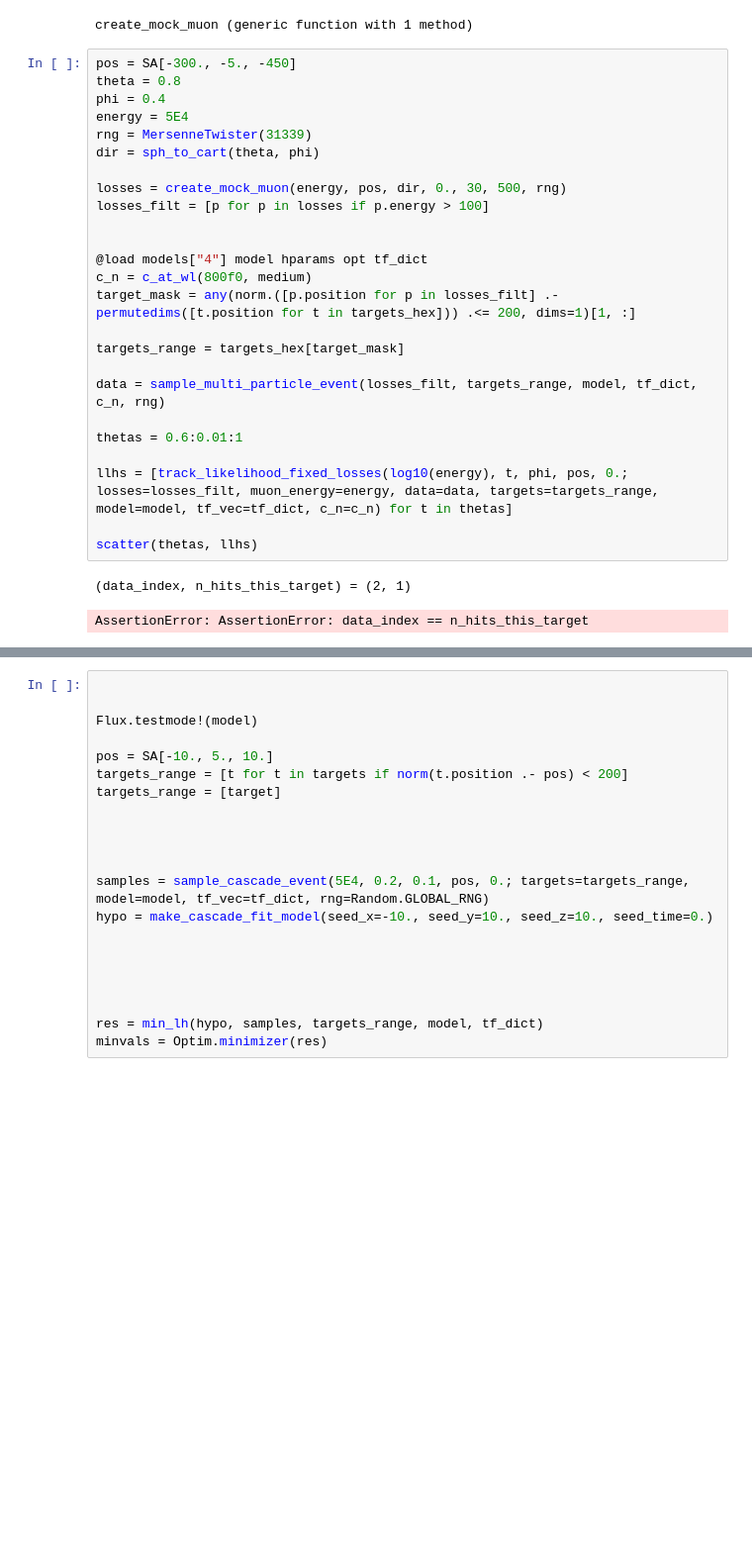
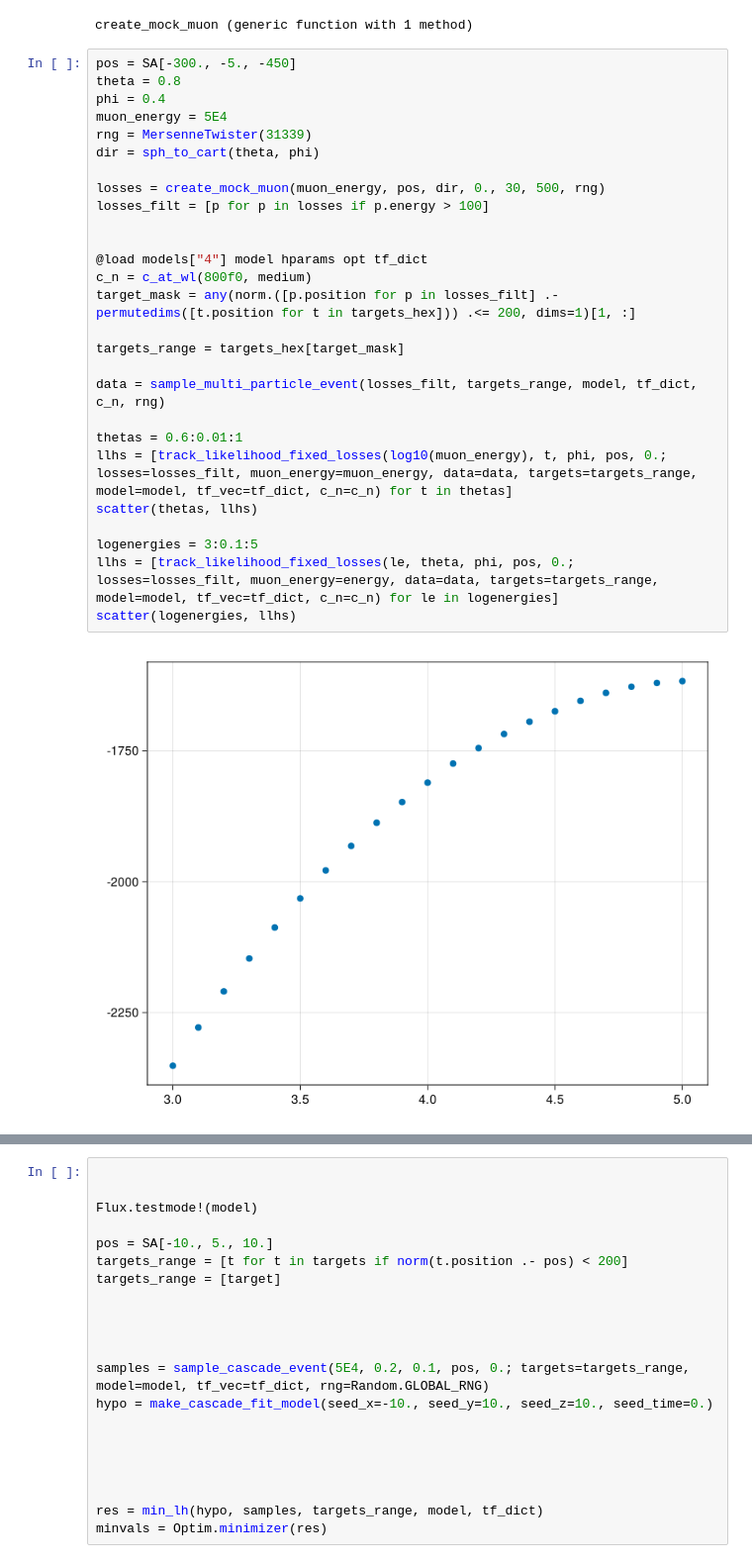
Before and after one commit to PLEnuM-group/NeutrinoTelescopes, a Jupyter notebook: notebooks/surrogate_checks.ipynb, the cells around one changed output, grey strips where cells are left out. Shown: that part at 99% size. Drawn from its saved outputs; the diff is of its cells as text; blank space fills up the shorter version.

```diff
--- a/notebooks/surrogate_checks.ipynb
+++ b/notebooks/surrogate_checks.ipynb
@@ -466,28 +470,29 @@ create_mock_muon (generic function with 1 method)
 # %%
 pos = SA[-300., -5., -450]
 theta = 0.8
 phi = 0.4
-energy = 5E4
+muon_energy = 5E4
 rng = MersenneTwister(31339)
 dir = sph_to_cart(theta, phi)
 
-losses = create_mock_muon(energy, pos, dir, 0., 30, 500, rng)
+losses = create_mock_muon(muon_energy, pos, dir, 0., 30, 500, rng)
 losses_filt = [p for p in losses if p.energy > 100]
 
 
 @load models["4"] model hparams opt tf_dict
 c_n = c_at_wl(800f0, medium)
 target_mask = any(norm.([p.position for p in losses_filt] .- permutedims([t.position for t in targets_hex])) .<= 200, dims=1)[1, :]
 
 targets_range = targets_hex[target_mask]
 
 data = sample_multi_particle_event(losses_filt, targets_range, model, tf_dict, c_n, rng)
 
 thetas = 0.6:0.01:1
+llhs = [track_likelihood_fixed_losses(log10(muon_energy), t, phi, pos, 0.; losses=losses_filt, muon_energy=muon_energy, data=data, targets=targets_range, model=model, tf_vec=tf_dict, c_n=c_n) for t in thetas]
+scatter(thetas, llhs)
 
-llhs = [track_likelihood_fixed_losses(log10(energy), t, phi, pos, 0.; losses=losses_filt, muon_energy=energy, data=data, targets=targets_range, model=model, tf_vec=tf_dict, c_n=c_n) for t in thetas]
-
-scatter(thetas, llhs)
+logenergies = 3:0.1:5
+llhs = [track_likelihood_fixed_losses(le, theta, phi, pos, 0.; losses=losses_filt, muon_energy=energy, data=data, targets=targets_range, model=model, tf_vec=tf_dict, c_n=c_n) for le in logenergies]
+scatter(logenergies, llhs)
 # %% [output]
-(data_index, n_hits_this_target) = (2, 1)
-AssertionError: AssertionError: data_index == n_hits_this_target
+[figure, added]
```
Also changed, not shown: parts of 9 cells of this notebook, 4 other files.
